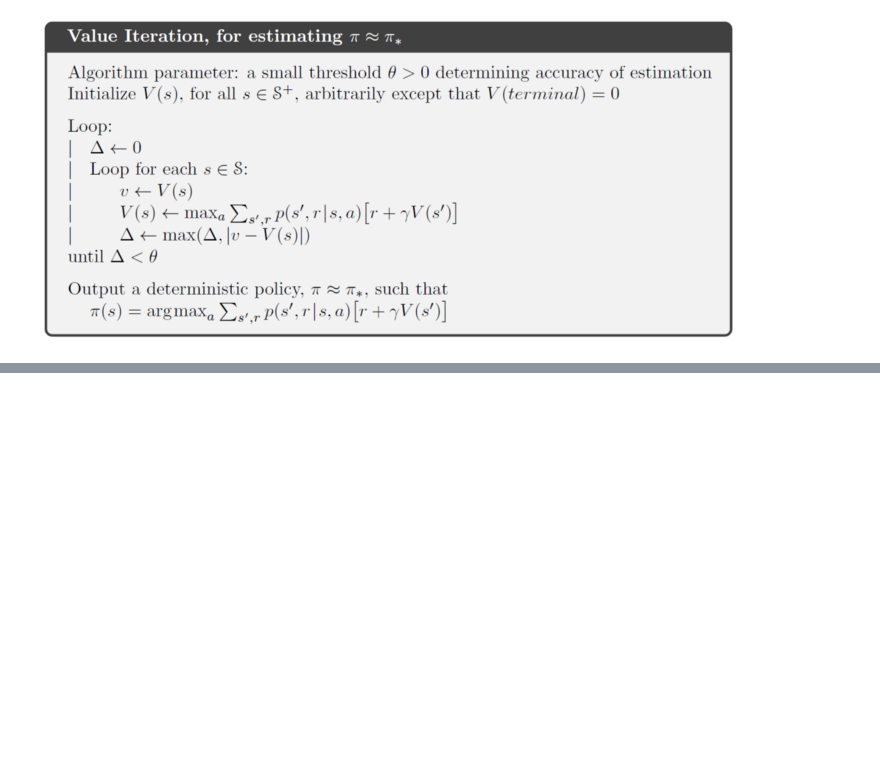
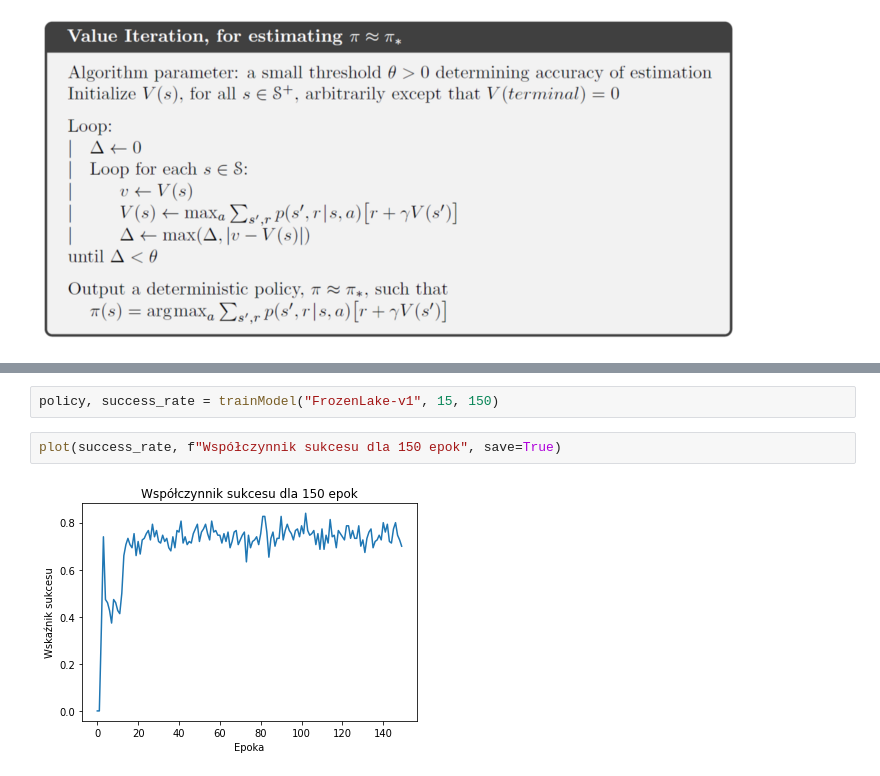
Before and after one commit to Ligerd/reinforcement_learning, a Jupyter notebook: src/ValueIteration.ipynb, the cells around one changed output, grey strips where cells are left out. Saved outputs shown, nothing was run; the diff lists cells and outputs as text; blank space fills up the shorter version.

```diff
--- a/src/ValueIteration.ipynb
+++ b/src/ValueIteration.ipynb
@@ -265,0 +112,6 @@ env.close()
+# %%
+policy, success_rate = trainModel("FrozenLake-v1", 15, 150)
+# %%
+plot(success_rate, f"Współczynnik sukcesu dla 150 epok", save=True)
+# %% [output]
+[figure, added]
```
Also changed, not shown: parts of 17 cells of this notebook, 3 other files.
